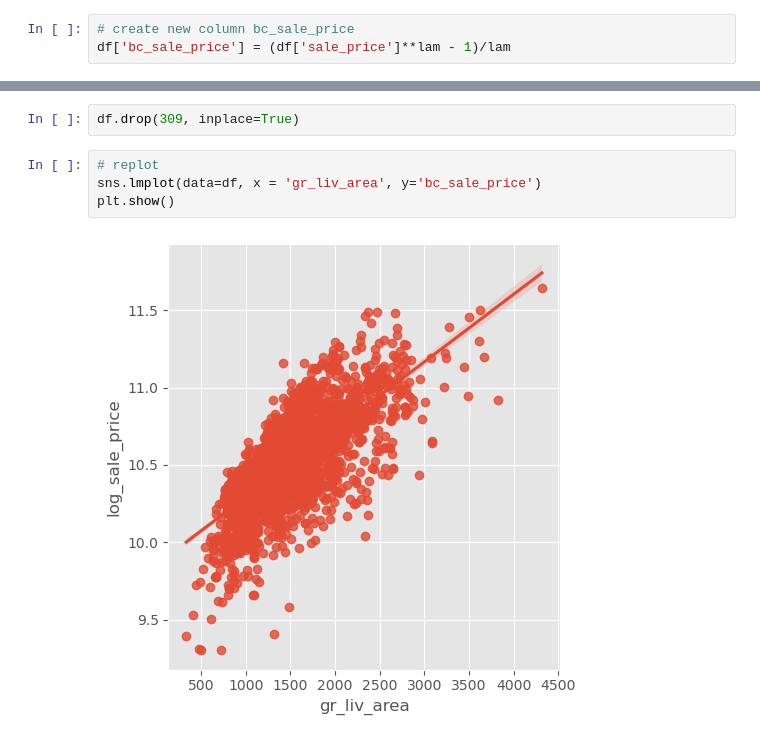
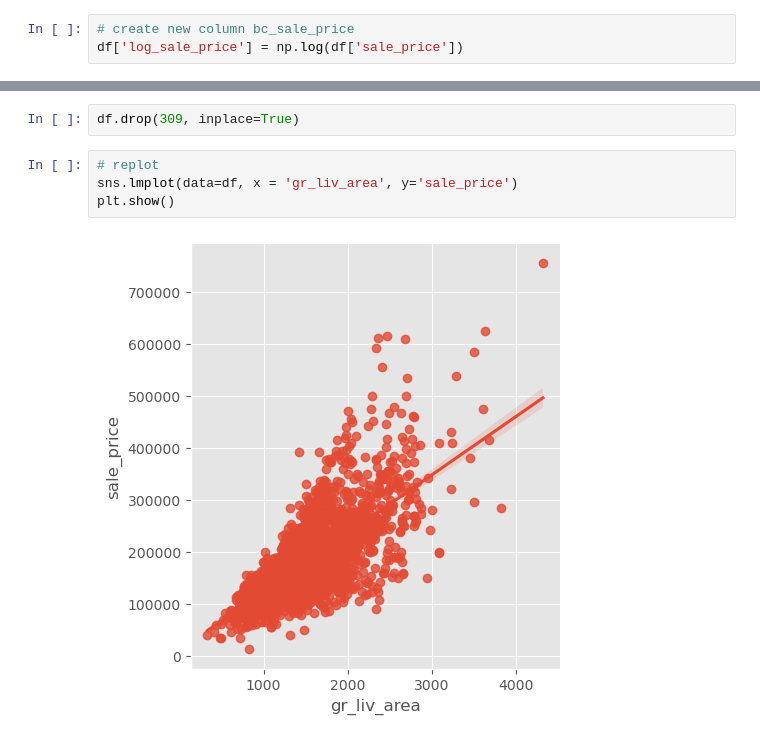
Before and after one commit to eihwood/ML-Ames-Housing, a Jupyter notebook: Austin/austin_eda.ipynb, the cells around one changed output, grey strips where cells are left out. Saved outputs shown, nothing was run; the diff lists cells and outputs as text.

```diff
--- a/Austin/austin_eda.ipynb
+++ b/Austin/austin_eda.ipynb
@@ -114,6 +114,6 @@ Notes on specific columns
 lam = boxcox(df.sale_price.values)[1]
 # %%
 # create new column bc_sale_price
-df['bc_sale_price'] = (df['sale_price']**lam - 1)/lam
+df['log_sale_price'] = np.log(df['sale_price'])
 # %%
 # plot normal overlay
@@ -544,8 +525,8 @@ Drop the obvious outlier
 df.drop(309, inplace=True)
 # %%
 # replot
-sns.lmplot(data=df, x = 'gr_liv_area', y='bc_sale_price')
+sns.lmplot(data=df, x = 'gr_liv_area', y='sale_price')
 plt.show()
 # %% [output]
-[figure, old version]
+[figure, new version]
 # %%
```
Also changed, not shown: parts of 17 cells of this notebook, 1 other file.
